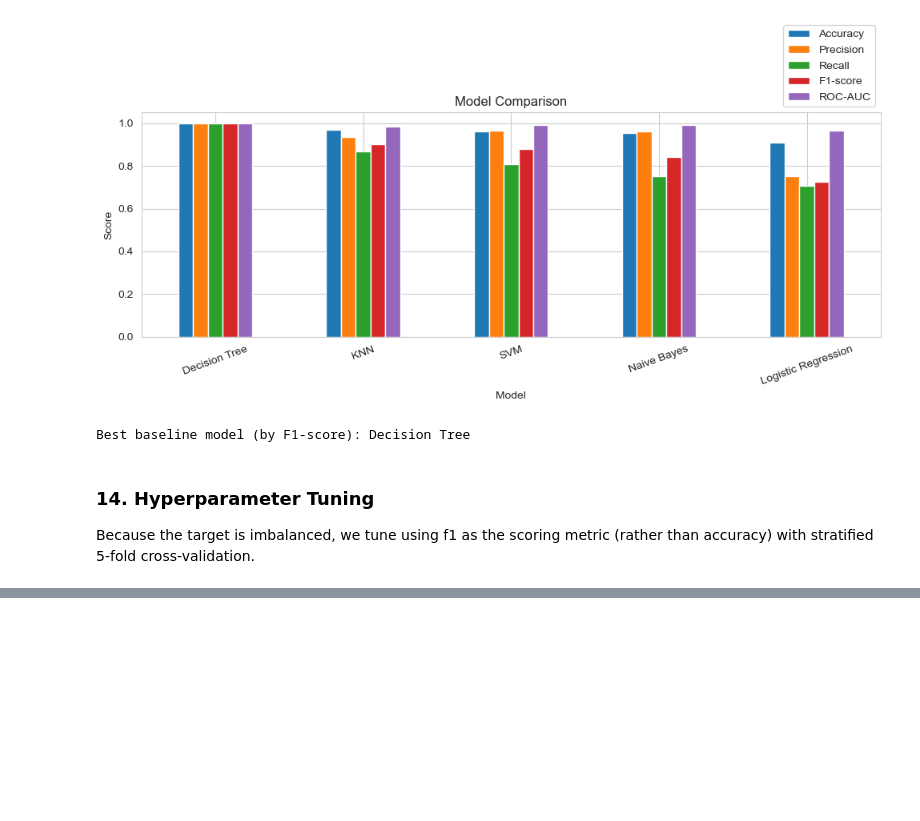
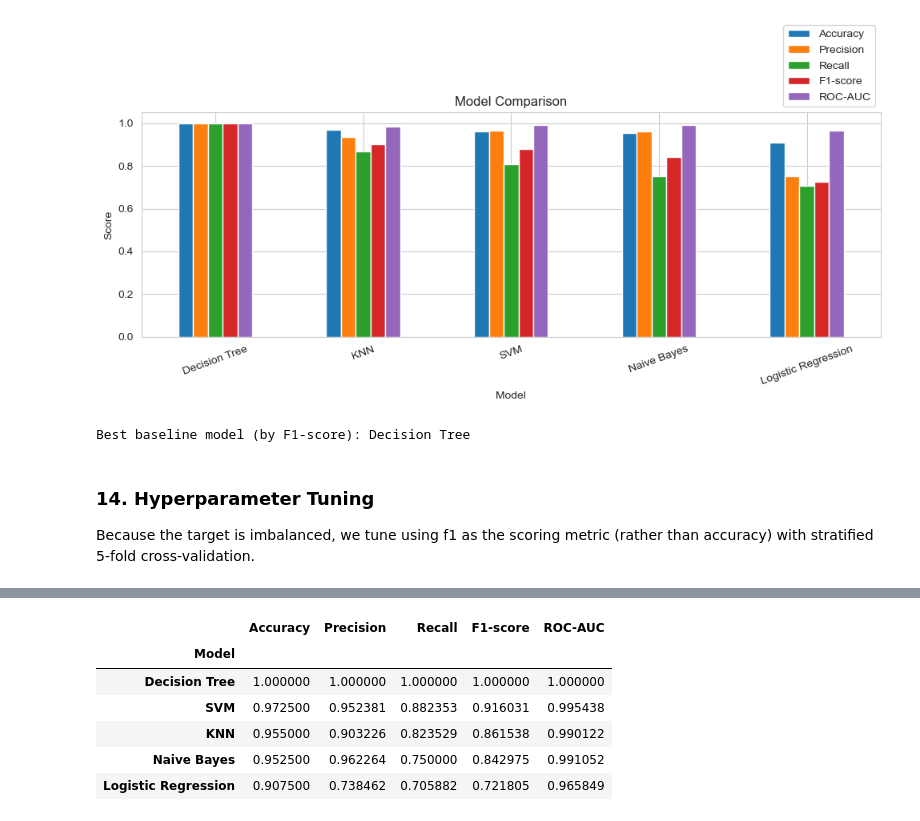
Before and after one commit to Niraj7272/DataScience, a Jupyter notebook: Practice/Machine_Learning/Loan Prediction/model.ipynb, the cells around one changed output, grey strips where cells are left out. Drawn from its saved outputs; the diff is of its cells as text; code cells hidden in the pictures; blank space fills up the shorter version.

```diff
--- a/Practice/Machine_Learning/Loan Prediction/model.ipynb
+++ b/Practice/Machine_Learning/Loan Prediction/model.ipynb
@@ -513,0 +567,24 @@ Because the target is imbalanced, we tune using f1 as the scoring metric (rather
+# %%
+tuned_eval = []
+for name, model in tuned_models.items():
+    y_pred = model.predict(X_test_scaled)
+    y_proba = model.predict_proba(X_test_scaled)[:, 1] if hasattr(model, "predict_proba") else None
+    tuned_eval.append({
+        "Model": name,
+        "Accuracy": accuracy_score(y_test, y_pred),
+        "Precision": precision_score(y_test, y_pred, zero_division=0),
+        "Recall": recall_score(y_test, y_pred, zero_division=0),
+        "F1-score": f1_score(y_test, y_pred, zero_division=0),
+        "ROC-AUC": roc_auc_score(y_test, y_proba) if y_proba is not None else np.nan,
+    })
+
+tuned_results_df = pd.DataFrame(tuned_eval).set_index("Model").sort_values("F1-score", ascending=False)
+tuned_results_df.style.background_gradient(cmap="Greens")
+# %% [output]
+|  | Accuracy | Precision | Recall | F1-score | ROC-AUC |
+| Model |  |  |  |  |  |
+| Decision Tree | 1.000000 | 1.000000 | 1.000000 | 1.000000 | 1.000000 |
+| SVM | 0.972500 | 0.952381 | 0.882353 | 0.916031 | 0.995438 |
+| KNN | 0.955000 | 0.903226 | 0.823529 | 0.861538 | 0.990122 |
+| Naive Bayes | 0.952500 | 0.962264 | 0.750000 | 0.842975 | 0.991052 |
+| Logistic Regression | 0.907500 | 0.738462 | 0.705882 | 0.721805 | 0.965849 |
```
Also changed, not shown: parts of 5 cells of this notebook, 3 other files.
